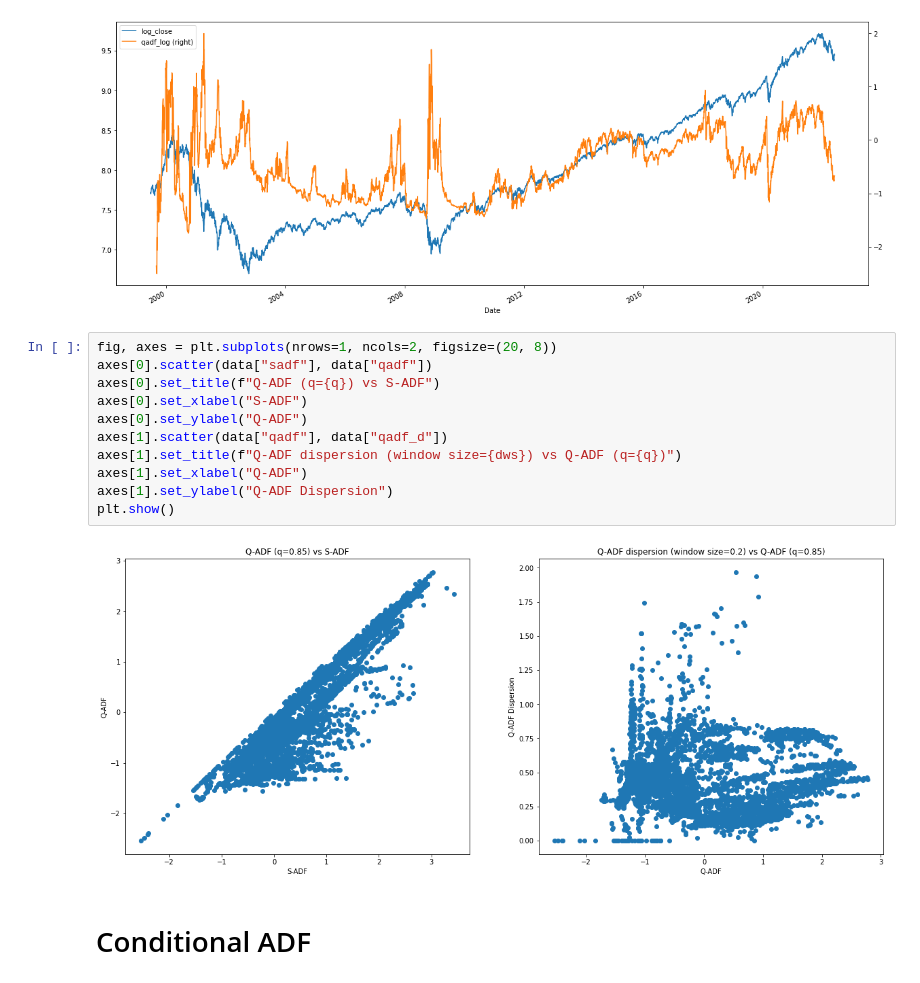
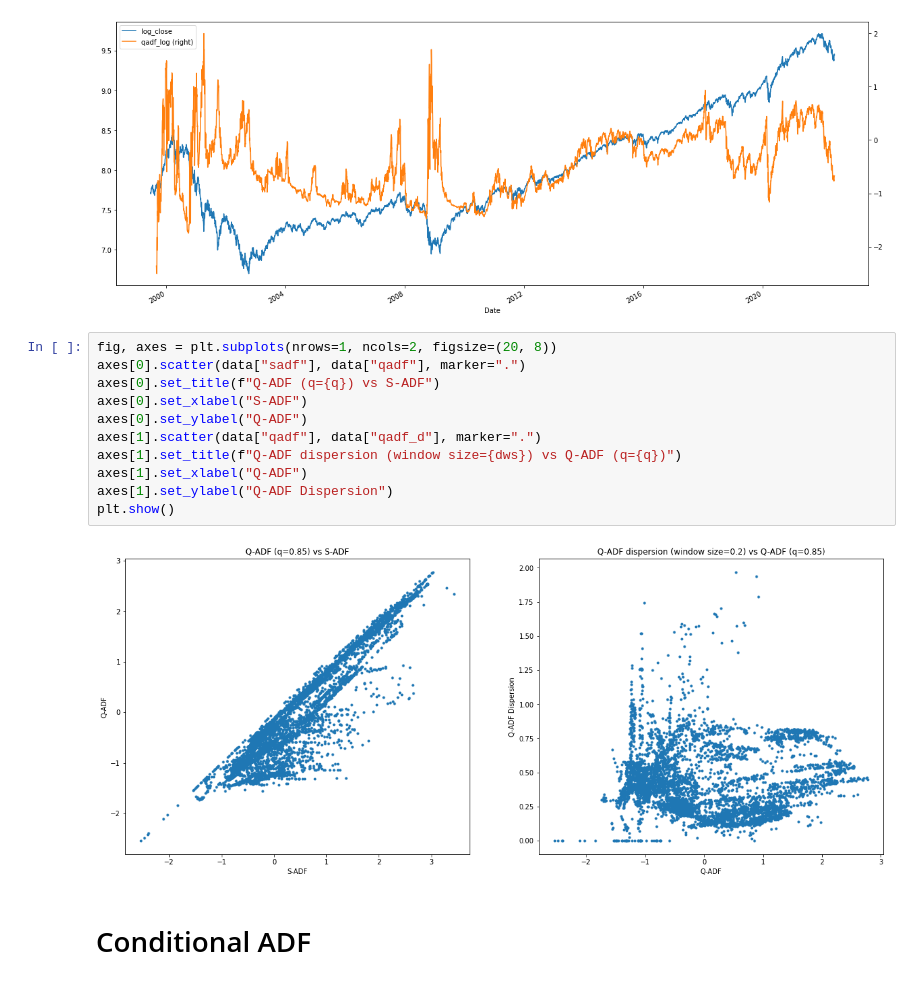
Before and after one commit to maxgao18/AFML, a Jupyter notebook: 17.3.ipynb, the cells around one changed output. Saved outputs shown, nothing was run; the diff lists cells and outputs as text.

```diff
--- a/17.3.ipynb
+++ b/17.3.ipynb
@@ -65,17 +65,17 @@ data[["log_close", "qadf_log"]].interpolate(method="linear").plot(
 [figure]
 # %%
 fig, axes = plt.subplots(nrows=1, ncols=2, figsize=(20, 8))
-axes[0].scatter(data["sadf"], data["qadf"])
+axes[0].scatter(data["sadf"], data["qadf"], marker=".")
 axes[0].set_title(f"Q-ADF (q={q}) vs S-ADF")
 axes[0].set_xlabel("S-ADF")
 axes[0].set_ylabel("Q-ADF")
-axes[1].scatter(data["qadf"], data["qadf_d"])
+axes[1].scatter(data["qadf"], data["qadf_d"], marker=".")
 axes[1].set_title(f"Q-ADF dispersion (window size={dws}) vs Q-ADF (q={q})")
 axes[1].set_xlabel("Q-ADF")
 axes[1].set_ylabel("Q-ADF Dispersion")
 plt.show()
 # %% [output]
-[figure, old version]
+[figure, new version]
 # %% [markdown]
 # Conditional ADF
 # %%
```
Also changed, not shown: parts of 1 cell of this notebook.
